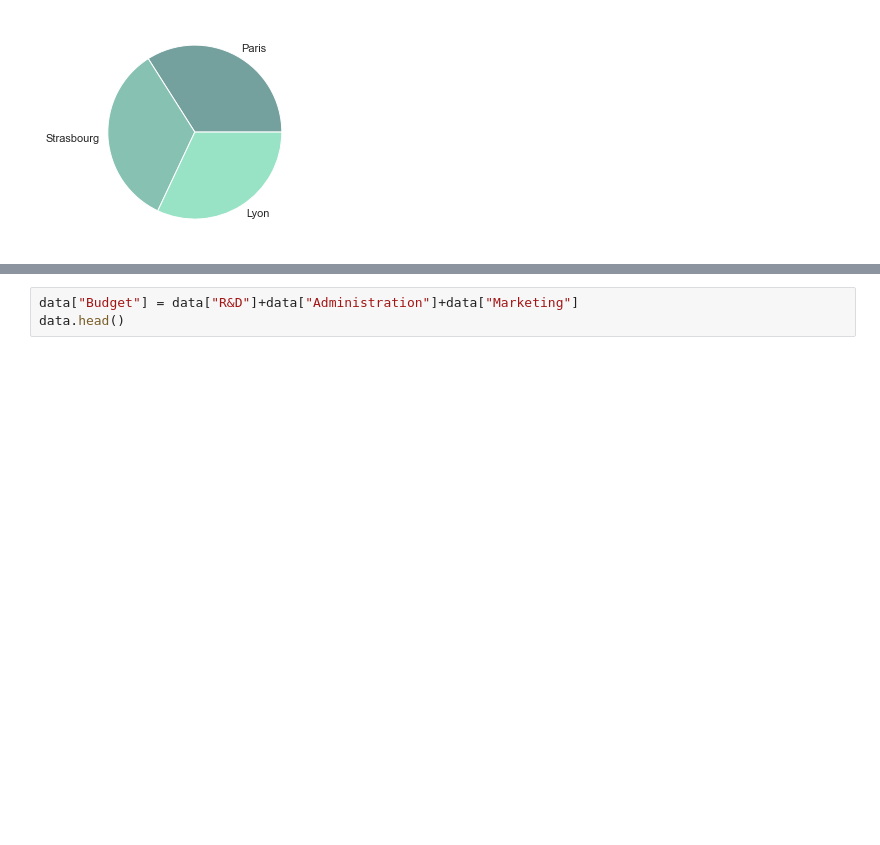
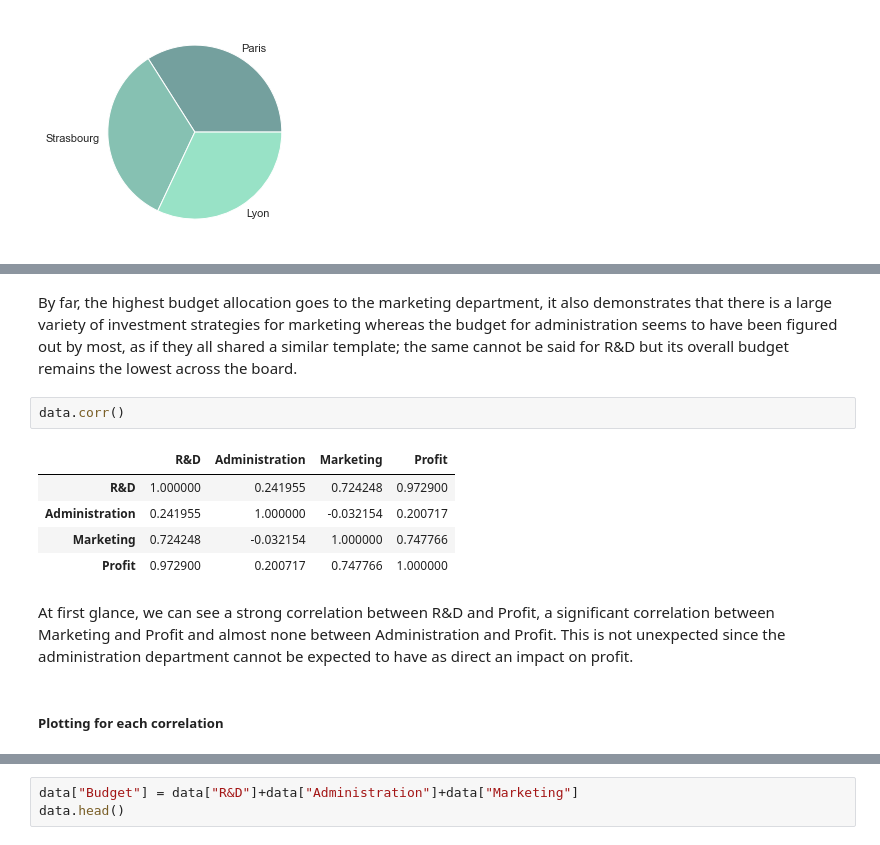
Before and after one commit to LeBonThib/SIMPLON_BPI_EDA, a Jupyter notebook: Linear_Regression.ipynb, the cells around one changed output, grey strips where cells are left out. Drawn from its saved outputs; the diff is of its cells as text; blank space fills up the shorter version.

```diff
--- a/Linear_Regression.ipynb
+++ b/Linear_Regression.ipynb
@@ -68,2 +86,16 @@ SNS.catplot(kind="boxen",data=data,y="Marketing")
+# %% [markdown]
+By far, the highest budget allocation goes to the marketing department, it also demonstrates that there is a large variety of investment strategies for marketing whereas the budget for administration seems to have been figured out by most, as if they all shared a similar template; the same cannot be said for R&D but its overall budget remains the lowest across the board.
+# %%
+data.corr()
+# %% [output]
+|  | R&D | Administration | Marketing | Profit |
+| R&D | 1.000000 | 0.241955 | 0.724248 | 0.972900 |
+| Administration | 0.241955 | 1.000000 | -0.032154 | 0.200717 |
+| Marketing | 0.724248 | -0.032154 | 1.000000 | 0.747766 |
+| Profit | 0.972900 | 0.200717 | 0.747766 | 1.000000 |
+# %% [markdown]
+At first glance, we can see a strong correlation between R&D and Profit, a significant correlation between Marketing and Profit and almost none between Administration and Profit. This is not unexpected since the administration department cannot be expected to have as direct an impact on profit.
+# %% [markdown]
+##### Plotting for each correlation
 # %%
 SNS.jointplot(x="R&D",y="Profit",kind="reg",data=data)
```
Also changed, not shown: parts of 31 cells of this notebook, 2 other files.
